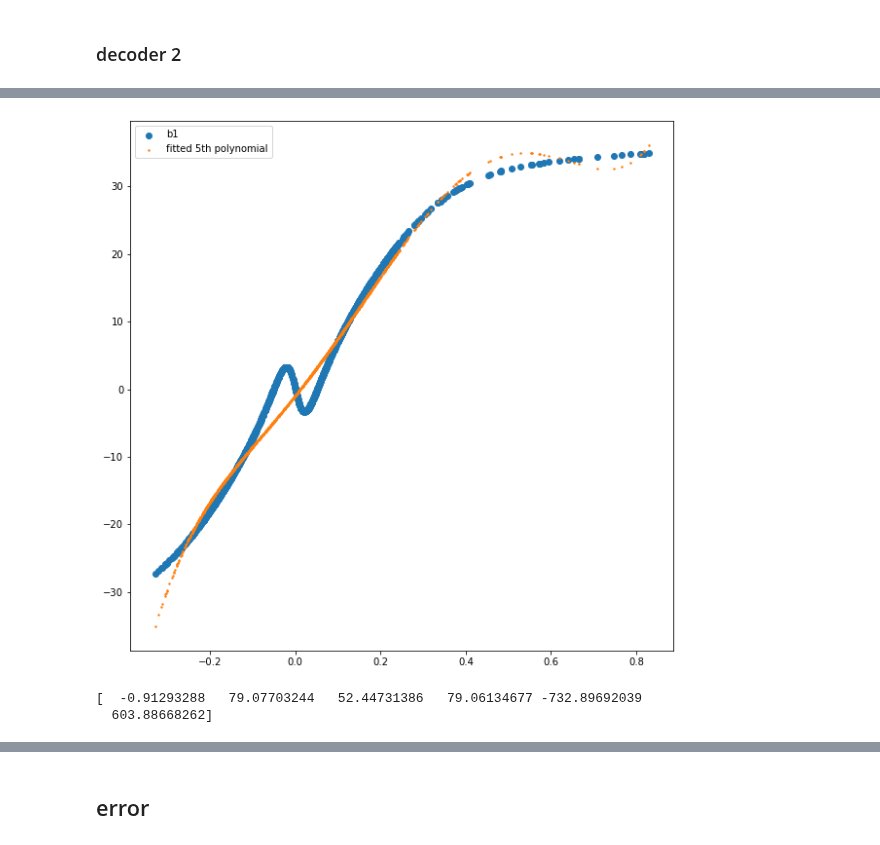
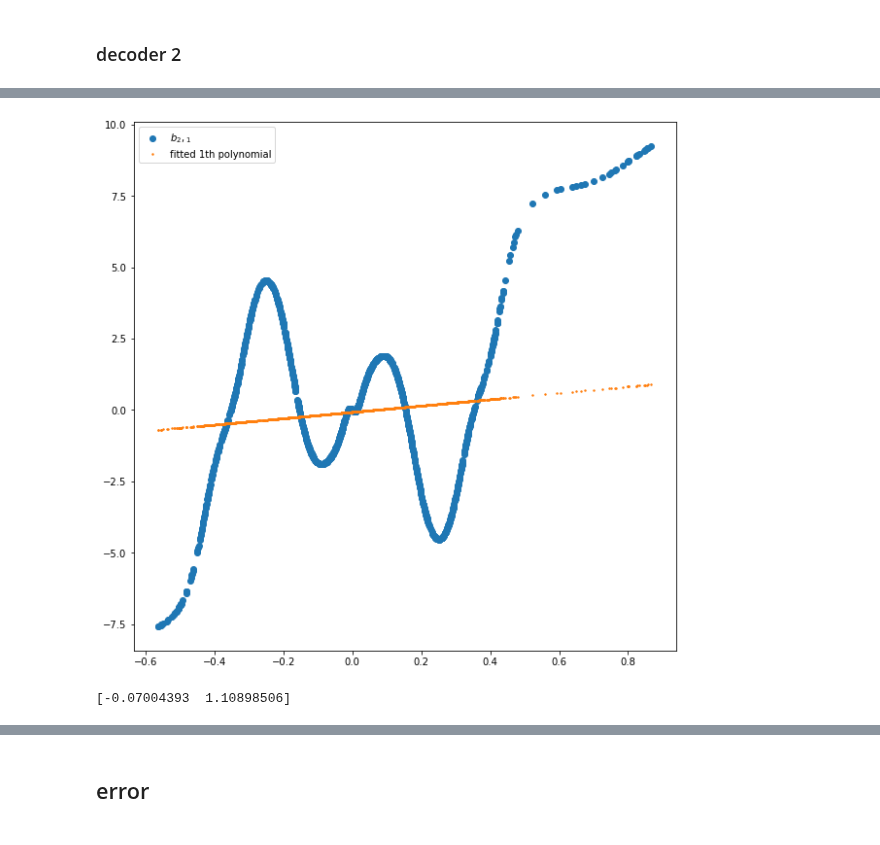
Before and after one commit to MagriLab/MD-CNN-AE, a Jupyter notebook: notebook_visualise/nonlinear.ipynb, the cells around one changed output, grey strips where cells are left out. Cells and saved outputs as stored; diff of their text form; code cells hidden in the pictures.

```diff
--- a/notebook_visualise/nonlinear.ipynb
+++ b/notebook_visualise/nonlinear.ipynb
@@ -50,8 +57,8 @@ folder_list = ! ls -v $parent_folder
 0808_2mode4-2894761  0808_2mode8-2894765  grouping_modes_2.csv
 # %%
 # folder = '0808_2mode9-2255817'
-# folder = '0808_2mode5-2894762'
-folder = folder_list[7]
+folder = '0808_2mode5-2894762'
+# folder = folder_list[10]
 folder_path = Path(parent_folder,folder)
 filename = Path(folder_path,'training_param.ini')
 nonlinear = TrainNN_from_config(filename)
@@ -278,21 +291,20 @@ fig, ax = myplot.scatter_matrix(B[1,:,:5],['b1','b2','b3','b4','b5'],kwargs_figu
 # %%
 i = 0
-degree = 5
+degree = 1
 w = 1/(B[1,:,i]+1)
 idx = np.argsort(latent_train[:,1])
 fn = np.polynomial.polynomial.Polynomial.fit(latent_train[:,1][idx],B[1,:,i][idx],degree)
 fn_coeff = fn.convert().coef
 fitted = np.polynomial.polynomial.polyval(latent_train[:,1],fn_coeff)
 fig = plt.figure(figsize=(10,10))
-plt.scatter(latent_train[:,1],B[1,:,i],label=f'b{i+1}')
+plt.scatter(latent_train[:,1],B[1,:,i],label=f'$b_2,_{i+1}$')
 plt.scatter(latent_train[:,1],fitted,label=f'fitted {degree}th polynomial',s=2)
 plt.legend()
 plt.show()
 print(fn_coeff)
 # %% [output]
-[figure, old version]
+[figure, new version]
-[  -0.91293288   79.07703244   52.44731386   79.06134677 -732.89692039
-  603.88668262]
+[-0.07004393  1.10898506]
 # %%
 ## total output
 # B [latent_dim, time, POD modes]
```
Also changed, not shown: parts of 16 cells of this notebook, 1 other file.
